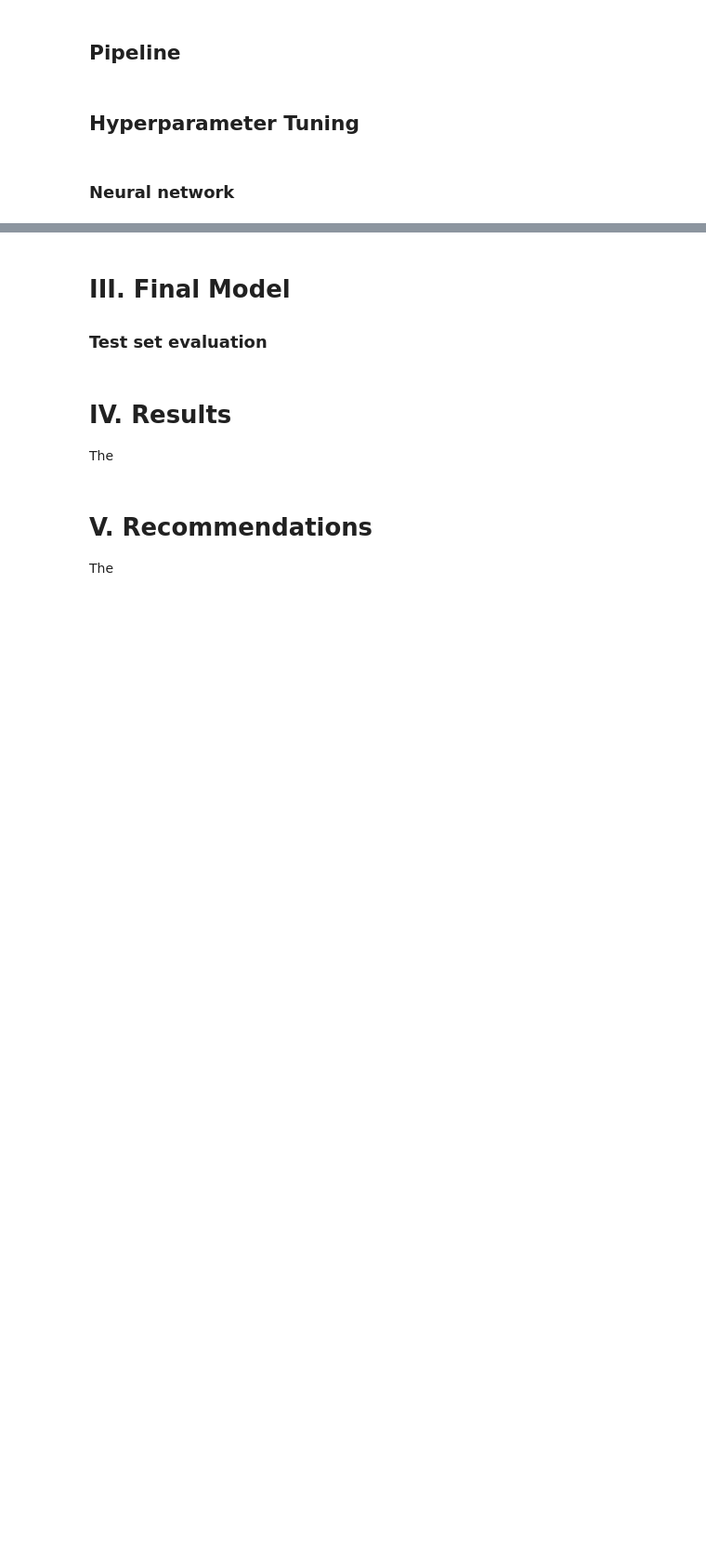
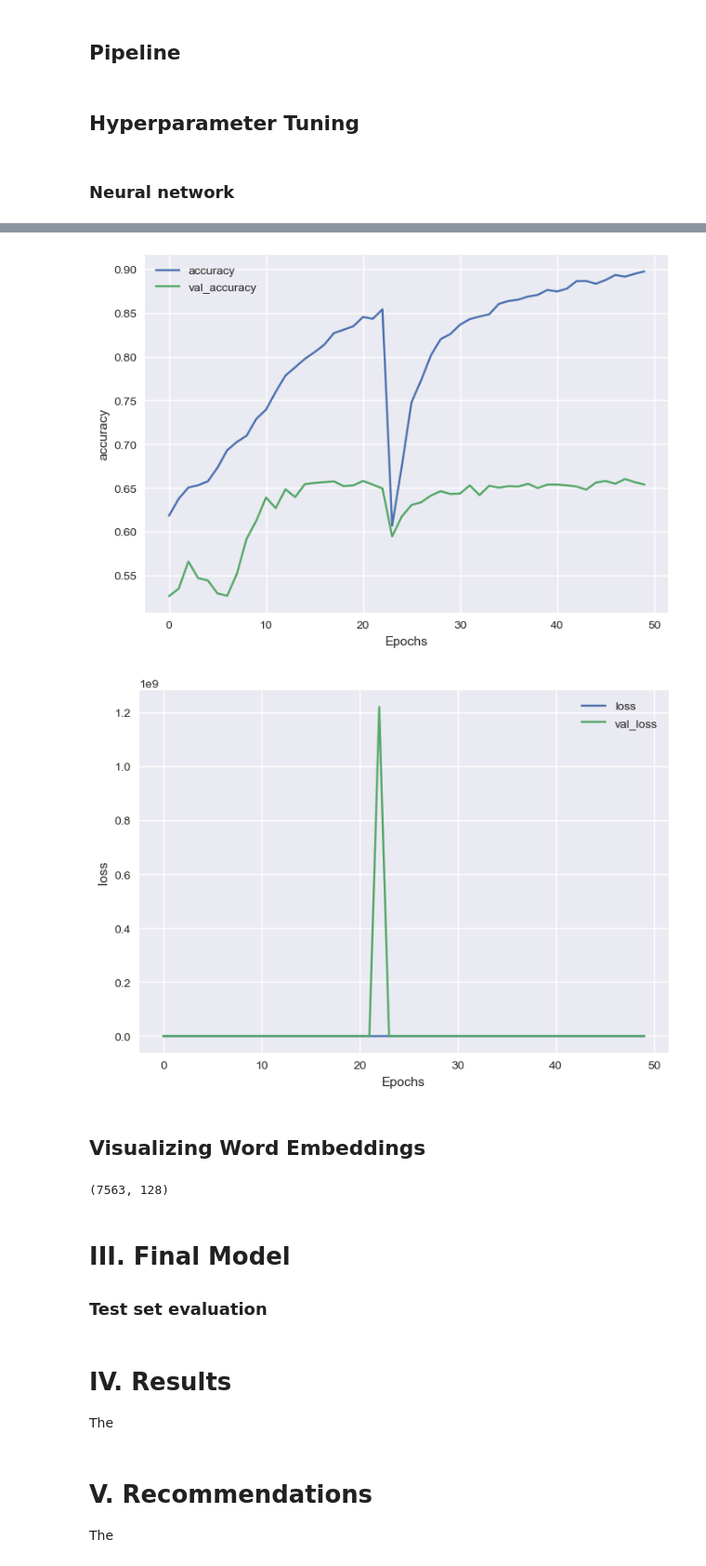
Before and after one commit to czarina-ds/Twitter-Sentiment-Analysis, a Jupyter notebook: sxsw-sentiment-analysis.ipynb, the cells around one changed output, grey strips where cells are left out. Shown at 93% size. Saved outputs shown, nothing was run; the diff lists cells and outputs as text; code cells hidden in the pictures; blank space fills up the shorter version.

Commit message:
Add nn models

```diff
--- a/sxsw-sentiment-analysis.ipynb
+++ b/sxsw-sentiment-analysis.ipynb
@@ -364,0 +529,2 @@ The
+# %%
+model.fit(padded_ros, training_labels_final_ros, batch_size=64, epochs=25, validation_split=0.1, verbose=2)
@@ -364,0 +550,2 @@ The
+# %%
+model.fit(padded_ros, training_labels_final_ros, batch_size=128, epochs=15, validation_data=(testing_padded, testing_labels_final))
@@ -364,0 +571,16 @@ The
+# %%
+vocab_size = padded_ros.max()+1
+embedding_dim_new = 64
+
+model_new = tf.keras.Sequential([
+    tf.keras.layers.Embedding(vocab_size, embedding_dim_new),
+    tf.keras.layers.LSTM(32, activation='relu', return_sequences=True),
+    tf.keras.layers.GlobalAveragePooling1D(),
+    tf.keras.layers.Dropout(0.3),
+    tf.keras.layers.Dense(16, activation='relu'),
+    tf.keras.layers.Dropout(0.3),
+    tf.keras.layers.Dense(3, activation='softmax')
+])
+
+model_new.compile(loss='categorical_crossentropy', optimizer='adam', metrics=['accuracy'])
+model_new.summary()
@@ -364,0 +605,2 @@ The
+# %%
+history = model_new.fit(padded_ros, training_labels_final_ros, batch_size=64, epochs=50, validation_data=(testing_padded, testing_labels_final))
@@ -364,0 +625,25 @@ The
+# %%
+import matplotlib.pyplot as plt
+
+def plot_graphs(history, string):
+    plt.plot(history.history[string])
+    plt.plot(history.history['val_'+string])
+    plt.xlabel("Epochs")
+    plt.ylabel(string)
+    plt.legend([string, 'val_'+string])
+    plt.show()
+
+plot_graphs(history, "accuracy")
+plot_graphs(history, "loss")
+# %% [output]
+[figure, added]
+[figure, added]
+# %% [markdown]
+## Visualizing Word Embeddings
+# %%
+# First get the weights of the embedding layer
+e = model.layers[0]
+weights = e.get_weights()[0]
+print(weights.shape) # shape: (vocab_size, embedding_dim)
+# %% [output]
+(7563, 128)
```
Also changed, not shown: parts of 28 cells of this notebook.
